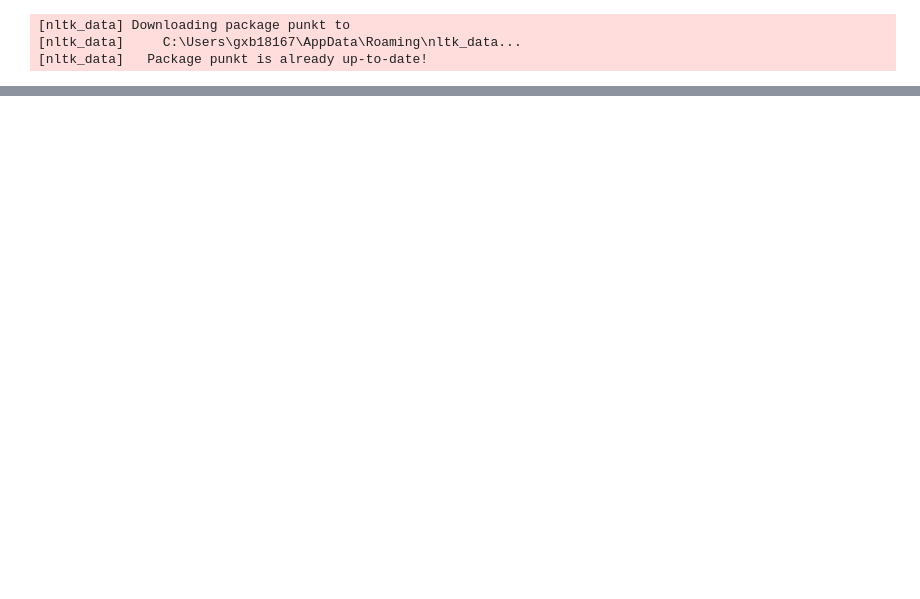
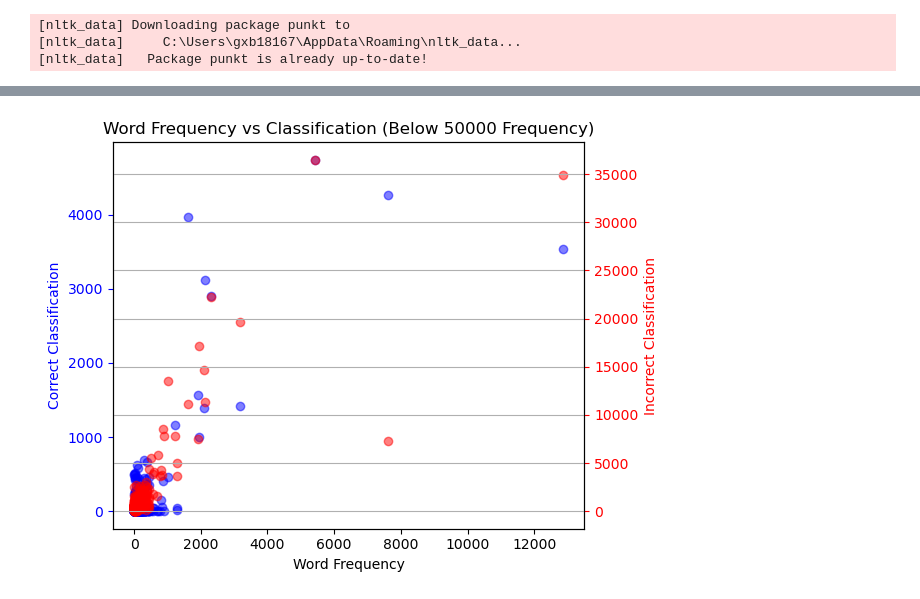
Before and after one commit to NeuraSearch/EEG-To-Text, a Jupyter notebook: SIGIR_Development/EEG-To-Text/correct_distribution.ipynb, the cells around one changed output, grey strips where cells are left out. Cells and saved outputs as stored; diff of their text form; code cells hidden in the pictures; blank space fills up the shorter version.

```diff
--- a/SIGIR_Development/EEG-To-Text/correct_distribution.ipynb
+++ b/SIGIR_Development/EEG-To-Text/correct_distribution.ipynb
@@ -130,0 +178,36 @@ plt.show()
+# %%
+import matplotlib.pyplot as plt
+
+# Extract data for plotting
+
+# Define the frequency threshold
+frequency_threshold = 50000
+
+# Filter words based on frequency threshold
+filtered_words = [word for word, freq in word_frequency.items() if freq < frequency_threshold]
+filtered_frequencies = [word_frequency[word] for word in filtered_words]
+filtered_correct_classifications = [Correct_Predictions.get(word, 0) for word in filtered_words]
+filtered_incorrect_classifications = [Incorrect_Predictions.get(word, 0) for word in filtered_words]
+
+# Create figure and axes
+fig, ax1 = plt.subplots()
+
+# Plot correct predictions on the left y-axis
+ax1.scatter(filtered_frequencies, filtered_correct_classifications, color='blue', alpha=0.5, label='Correct Predictions')
+ax1.set_xlabel('Word Frequency')
+ax1.set_ylabel('Correct Classification', color='blue')
+ax1.tick_params('y', colors='blue')
+
+# Create a secondary y-axis for incorrect predictions on the right
+ax2 = ax1.twinx()
+ax2.scatter(filtered_frequencies, filtered_incorrect_classifications, color='red', alpha=0.5, label='Incorrect Predictions')
+ax2.set_ylabel('Incorrect Classification', color='red')
+ax2.tick_params('y', colors='red')
+
+# Customize the plot
+plt.title('Word Frequency vs Classification (Below {} Frequency)'.format(frequency_threshold))
+plt.grid(True)
+fig.tight_layout()
+plt.show()
+# %% [output]
+[figure, added]
```
Also changed, not shown: parts of 4 cells of this notebook.
